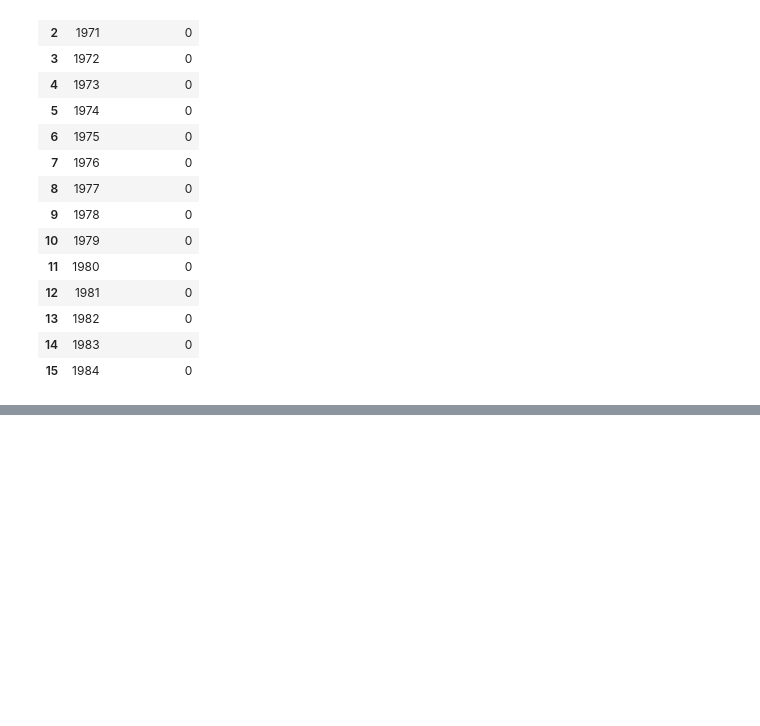
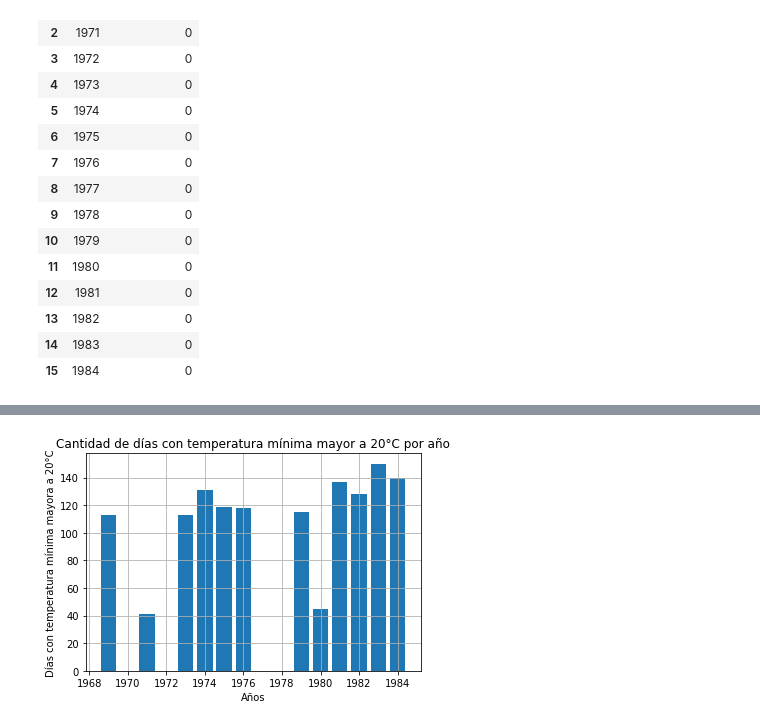
Before and after one commit to JoelA06/Tareas, a Jupyter notebook: Actividad5/Actividad5.ipynb, the cells around one changed output, grey strips where cells are left out. Saved outputs shown, nothing was run; the diff lists cells and outputs as text; code cells hidden in the pictures; blank space fills up the shorter version.

```diff
--- a/Actividad5/Actividad5.ipynb
+++ b/Actividad5/Actividad5.ipynb
@@ -139,0 +194,11 @@ plt.show()
+# %%
+TR = []
+diasTR = 0
+año = []
+for i in range(1969, 1985):
+    for j in range(0, len(df)):
+        if(df["Año"][j] == i and (df["TMIN"][j] > 20)):
+           diasTR = diasTR + 1
+    TR.append(diasTR)
+    año.append(i)
+    diasTR = 0
@@ -139,0 +225,16 @@ plt.show()
+# %%
+DTR = pd.DataFrame(
+    {"Año" : año,
+    "Días Tropicales": TR},
+    index =range(0, len(año))
+    )
+# %%
+fig, ax = plt.subplots()
+plt.bar(DTR["Año"], DTR["Días Tropicales"])
+plt.grid(True)
+ax.set_ylabel('Días con temperatura mínima mayora a 20°C')
+ax.set_title('Cantidad de días con temperatura mínima mayor a 20°C por año')
+ax.set_xlabel('Años')
+plt.show()
+# %% [output]
+[figure, added]
```
Also changed, not shown: parts of 26 cells of this notebook.
